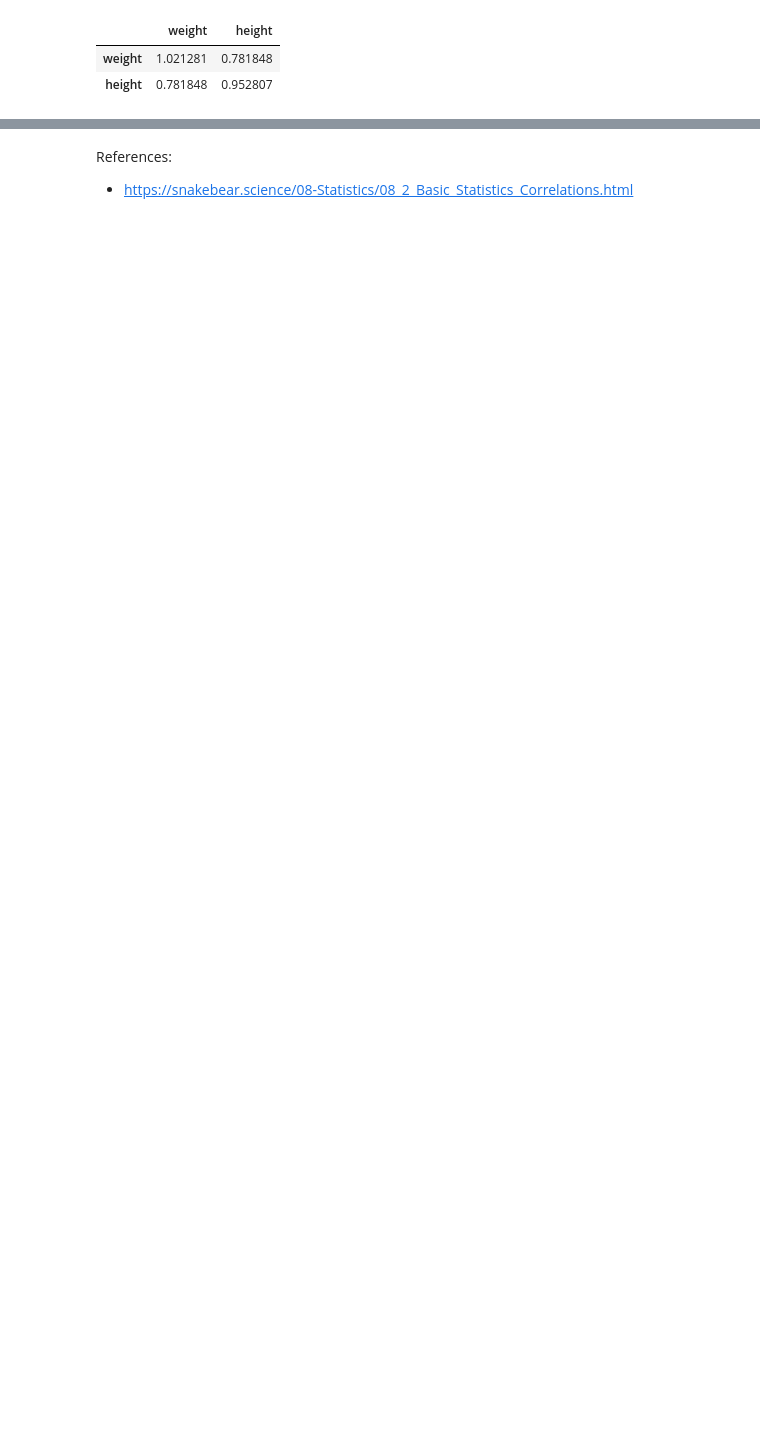
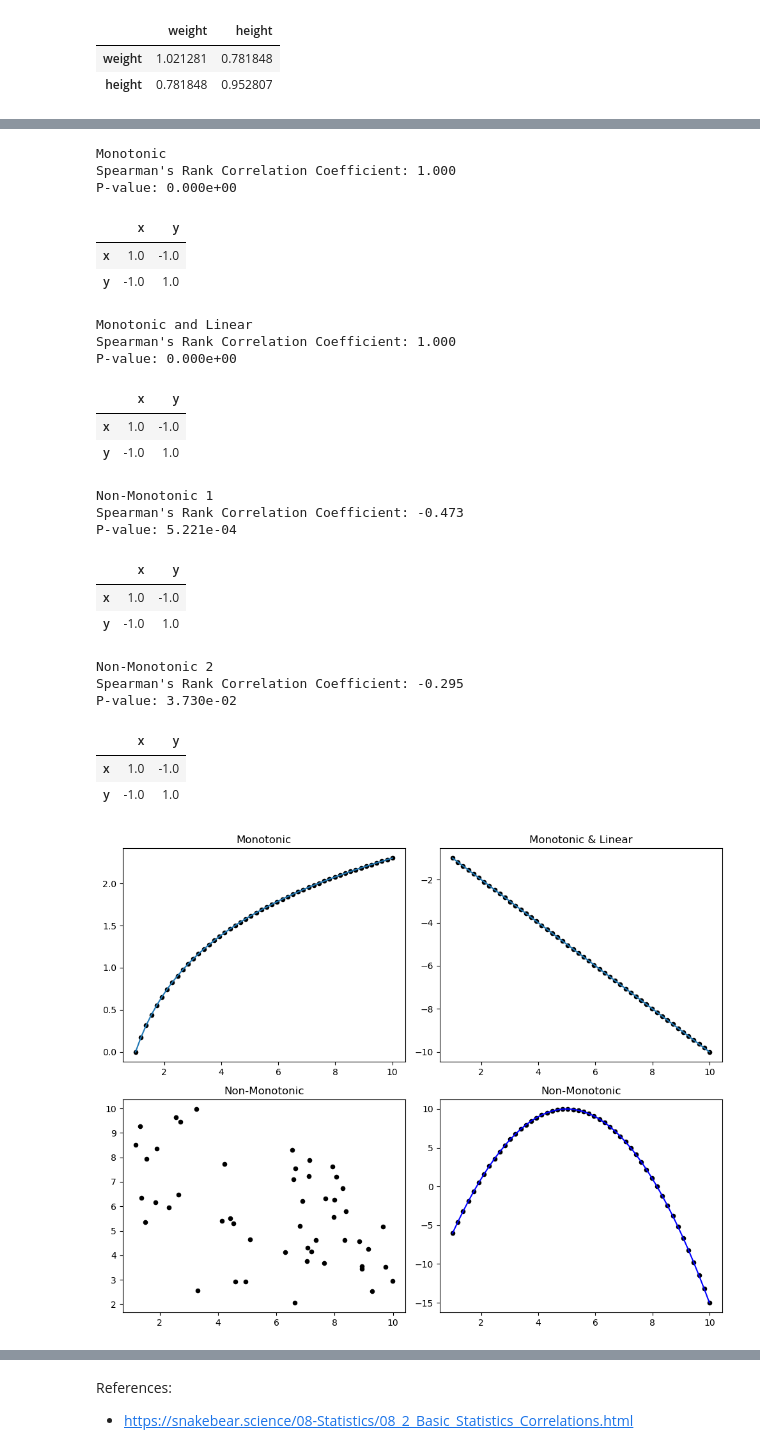
Before and after one commit to Jordanbarker/jordanbarker.github.io, a Jupyter notebook: notebook_library/Notebooks/Still Cooking/correlations.ipynb, the cells around one changed output, grey strips where cells are left out. Saved outputs shown, nothing was run; the diff lists cells and outputs as text; code cells hidden in the pictures; blank space fills up the shorter version.

Commit message:
Add spearmans rank

```diff
--- a/notebook_library/Notebooks/Still Cooking/correlations.ipynb
+++ b/notebook_library/Notebooks/Still Cooking/correlations.ipynb
@@ -78,0 +92,10 @@ Spearman’s Rank Correlation Coefficient
+# %%
+from scipy.stats import spearmanr
+
+spearman_corr, p_value = spearmanr(df['weight'], df['height'])
+print(f"Spearman's Rank Correlation Coefficient: {spearman_corr:.3f}")
+print(f"P-value: {p_value:.3e}")
+
+ranked_df = df[['weight', 'height']].rank()  # Rank data
+spearman_corr_matrix = ranked_df.corr(method='spearman')
+spearman_corr_matrix
@@ -78,0 +108,63 @@ Spearman’s Rank Correlation Coefficient
+# %%
+def spearman_corr(x, y):
+    spearman_corr, p_value = spearmanr(x, y)
+    print(f"Spearman's Rank Correlation Coefficient: {spearman_corr:.3f}")
+    print(f"P-value: {p_value:.3e}")
+
+    df = pd.DataFrame({'x':x_monotonic_linear, 'y': y_monotonic_linear})
+
+    ranked_df = df[['x', 'y']].rank()
+    spearman_corr_matrix = ranked_df.corr(method='spearman')
+    display(spearman_corr_matrix)
+
+
+fig, axes = plt.subplots(2, 2, figsize=(10, 8))
+
+x_monotonic = np.linspace(1, 10, 50)
+y_monotonic = np.log(x_monotonic)
+axes[0, 0].scatter(x_monotonic, y_monotonic, s=20, color='black')
+axes[0, 0].plot(x_monotonic, y_monotonic, color='tab:blue', label="Monotonic")
+axes[0, 0].set_title("Monotonic")
+x_monotonic_linear = np.linspace(1, 10, 50)
+y_monotonic_linear = -x_monotonic_linear
+axes[0, 1].scatter(x_monotonic_linear, y_monotonic_linear, s=20, color='black')
+axes[0, 1].plot(x_monotonic_linear, y_monotonic_linear, color='tab:blue', label="Monotonic & Linear")
+axes[0, 1].set_title("Monotonic & Linear")
+x_non_monotonic1 = np.random.uniform(1, 10, 50)
+y_non_monotonic1 = np.random.uniform(1, 10, 50)
+axes[1, 0].scatter(x_non_monotonic1, y_non_monotonic1, s=20, color='black')
+axes[1, 0].set_title("Non-Monotonic")
+x_non_monotonic2 = np.linspace(1, 10, 50)
+y_non_monotonic2 = -1 * (x_non_monotonic2 - 5)**2 + 10
+axes[1, 1].scatter(x_non_monotonic2, y_non_monotonic2, s=20, color='black')
+axes[1, 1].plot(x_non_monotonic2, y_non_monotonic2, color='blue')
+axes[1, 1].set_title("Non-Monotonic")
+
+plt.tight_layout()
+plt.show()
+# %% [output]
+Monotonic
+Spearman's Rank Correlation Coefficient: 1.000
+P-value: 0.000e+00
+|  | x | y |
+| x | 1.0 | -1.0 |
+| y | -1.0 | 1.0 |
+Monotonic and Linear
+Spearman's Rank Correlation Coefficient: 1.000
+P-value: 0.000e+00
+|  | x | y |
+| x | 1.0 | -1.0 |
+| y | -1.0 | 1.0 |
+Non-Monotonic 1
+Spearman's Rank Correlation Coefficient: -0.473
+P-value: 5.221e-04
+|  | x | y |
+| x | 1.0 | -1.0 |
+| y | -1.0 | 1.0 |
+Non-Monotonic 2
+Spearman's Rank Correlation Coefficient: -0.295
+P-value: 3.730e-02
+|  | x | y |
+| x | 1.0 | -1.0 |
+| y | -1.0 | 1.0 |
+[figure, added]
```
Also changed, not shown: parts of 10 cells of this notebook.
